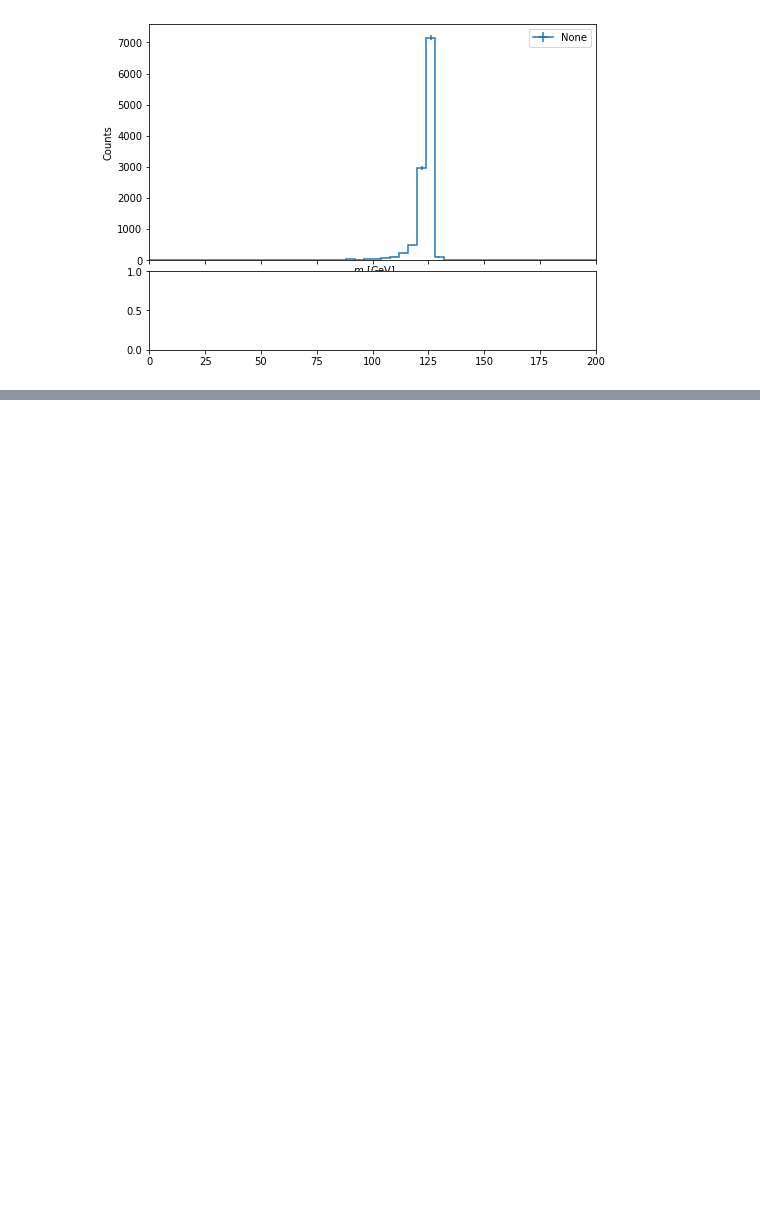
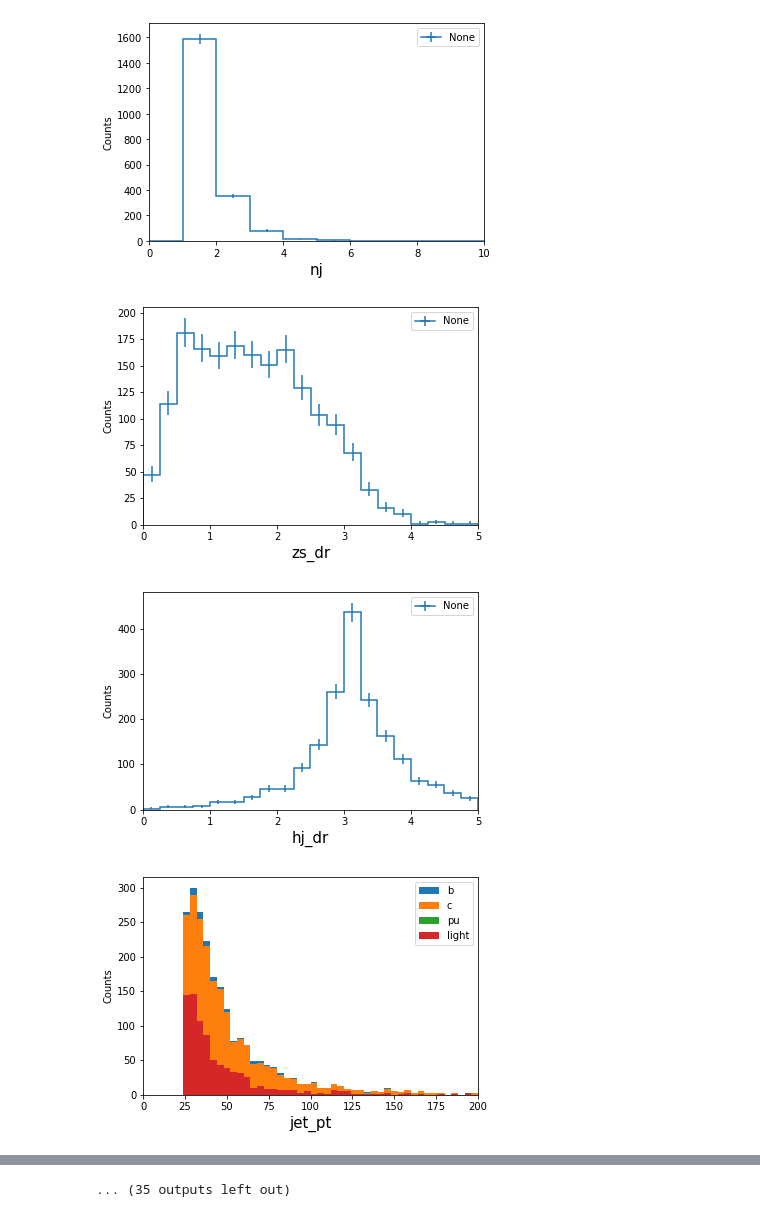
Before and after one commit to Ming-Yan/Hpluscharm, a Jupyter notebook: Hpluscharm_processor/testplotting.ipynb, the cells around one changed output, grey strips where cells are left out. Drawn from its saved outputs; the diff is of its cells as text; code cells hidden in the pictures; blank space fills up the shorter version.

Commit message:
feat : producing plots

```diff
--- a/Hpluscharm_processor/testplotting.ipynb
+++ b/Hpluscharm_processor/testplotting.ipynb
@@ -19,4 +19,4 @@ data_err_opts = {
 from cycler import cycler
 colors=["#F44336","#E91E63","#9C27B0","#673AB7","#3F51B5","#2196F3","#03A9F4","#00BCD4","#009688","#4CAF50","#8BC34A","#CDDC39","#FFEB3B","#FFC107","#FF9800","#FF5722","#795548","#BDBDBD","#9E9E9E","#616161","#90BED4","#607D8B","#455A64"]
 # %%
-output=load('hists_None_sample_NLO.coffea')
+output=load('hists_4e_sample_NLO.coffea')
@@ -23,17 +25,19 @@ output=load('hists_None_sample_NLO.coffea')
-# %%
-h=output['z1_mass']
-fig, ((ax),(rax)) = plt.subplots(2, 1, figsize=(8, 6), gridspec_kw={"height_ratios": (3, 1)}, sharex=True)
-fig.subplots_adjust(hspace=.07)
-# ax=plot.plot1d(h['gcHc_NLO'].sum("dataset"),ax=ax)
-# plot.plot1d(output['z2_mass']['gcHc_NLO'].sum("dataset"),ax=ax,clear=False)
-# # print(sum(h['gcHc_NLO'].integrate("dataset").values()[()]))
-ax = plot.plot1d(output['higgs_mass']['gcHc_NLO'].sum("dataset"),ax=ax)
-# plot.plot1d(h['gcHc_NLO'].sum("dataset"),ax=ax,clear=False)
-# plot.plot1d(hflav['gcHc_NLO'].sum("dataset"), ax=ax, density=False, clear=False,error_opts={'linestyle': 'none',
-#                     'markersize':0,
-#                     'elinewidth': 10,
-#                     'color':'tab:brown',
-#                     'alpha':.3,
-#                     'yerr':[err_up,err_dn]})
-# %% [output]
-[figure, removed]
+# %%
+for var in output.keys():
+    if var == 'nbj' or var == 'ncj' : continue
+    if var == 'cutflow':break
+    fig, ax = plt.subplots()
+
+# fig, ((ax),(rax)) = plt.subplots(2, 1, figsize=(8, 6), gridspec_kw={"height_ratios": (3, 1)}, sharex=True)
+# fig.subplots_adjust(hspace=.07)
+
+    if 'jet' in var:
+        ax = plot.plot1d(output[var]['gcHc_NLO'].sum("dataset"),overlay="flav",stack=True,ax=ax)
+        ax.legend(loc="upper right",handles=ax.get_legend_handles_labels()[0],labels=['b','c','pu','light'])
+    else: ax = plot.plot1d(output[var]['gcHc_NLO'].sum("dataset"),ax=ax)
+    ax.set_xlabel(var,fontsize=15)
+# %% [output]
+[figure, added]
+[figure, added]
+[figure, added]
+[figure, added]
@@ -39,0 +52 @@ ax = plot.plot1d(output['higgs_mass']['gcHc_NLO'].sum("dataset"),ax=ax)
+... (35 outputs left out)
```
Also changed, not shown: parts of 6 cells of this notebook.
